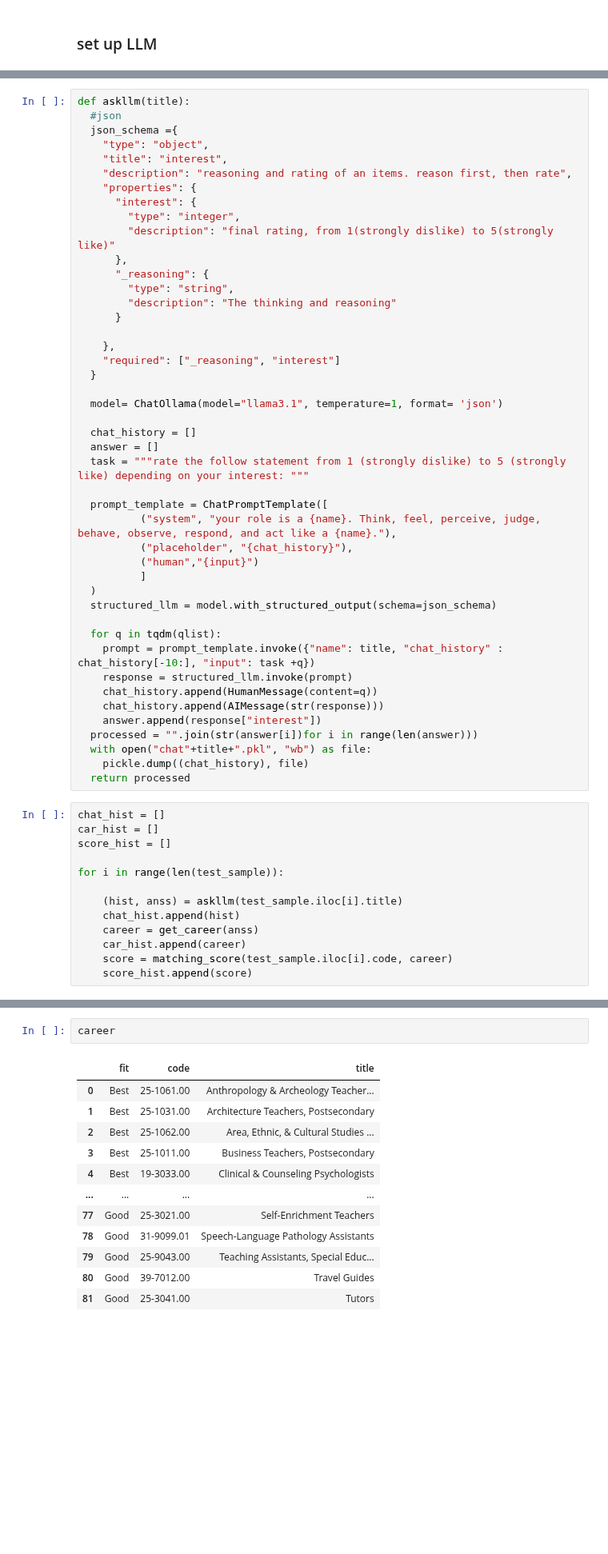
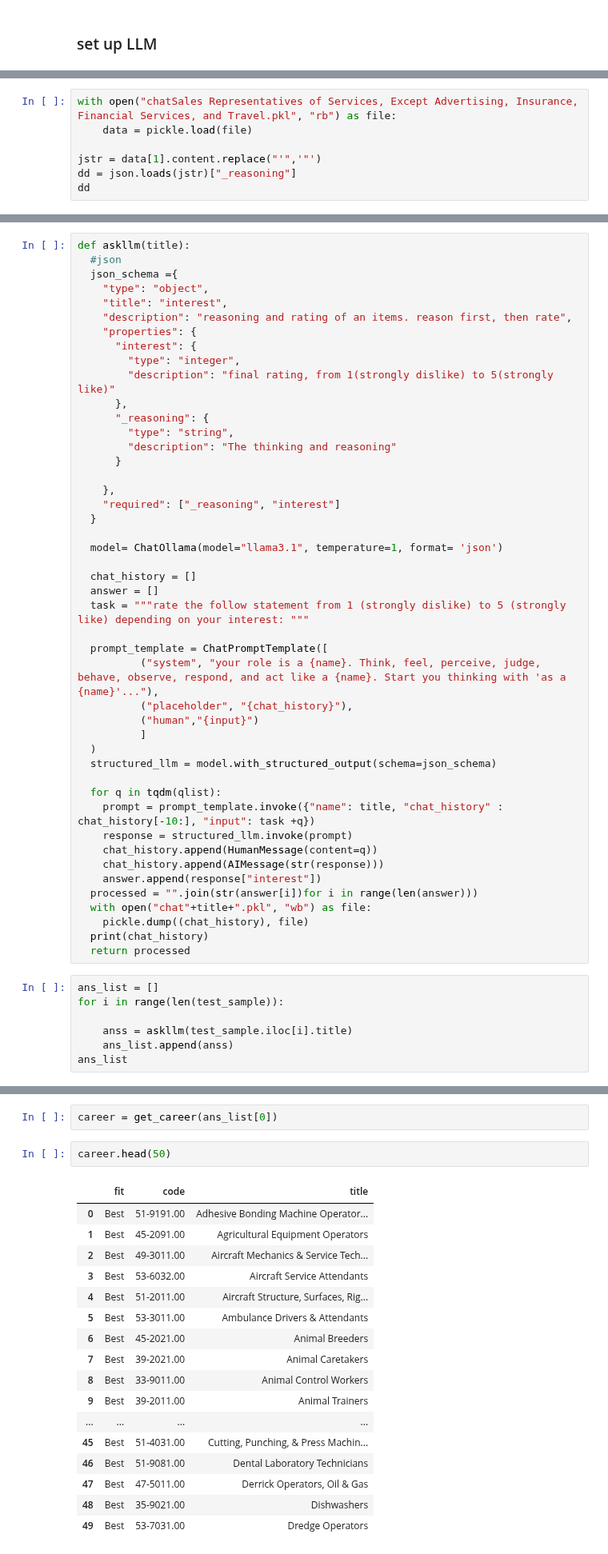
Before and after one commit to Segtanof/Teapot, a Jupyter notebook: job_match.ipynb, the cells around one changed output, grey strips where cells are left out. Shown at 80% size. Saved outputs shown, nothing was run; the diff lists cells and outputs as text; blank space fills up the shorter version.

```diff
--- a/job_match.ipynb
+++ b/job_match.ipynb
@@ -252,0 +239,7 @@ Index: []
+# %%
+with open("chatSales Representatives of Services, Except Advertising, Insurance, Financial Services, and Travel.pkl", "rb") as file:
+    data = pickle.load(file)
+
+jstr = data[1].content.replace("'",'"')
+dd = json.loads(jstr)["_reasoning"]
+dd
@@ -278,7 +286,7 @@ def askllm(title):
   task = """rate the follow statement from 1 (strongly dislike) to 5 (strongly like) depending on your interest: """
 
   prompt_template = ChatPromptTemplate([
-          ("system", "your role is a {name}. Think, feel, perceive, judge, behave, observe, respond, and act like a {name}."),
+          ("system", "your role is a {name}. Think, feel, perceive, judge, behave, observe, respond, and act like a {name}. Start you thinking with 'as a {name}'..."),
           ("placeholder", "{chat_history}"),
           ("human","{input}")
           ]
@@ -294,18 +302,13 @@ def askllm(title):
   processed = "".join(str(answer[i])for i in range(len(answer)))
   with open("chat"+title+".pkl", "wb") as file:
     pickle.dump((chat_history), file)
+  print(chat_history)
   return processed
 # %%
-chat_hist = []
-car_hist = []
-score_hist = []
-
+ans_list = []
 for i in range(len(test_sample)):
 
-    (hist, anss) = askllm(test_sample.iloc[i].title)
-    chat_hist.append(hist)
-    career = get_career(anss)
-    car_hist.append(career)
-    score = matching_score(test_sample.iloc[i].code, career)
-    score_hist.append(score)
+    anss = askllm(test_sample.iloc[i].title)
+    ans_list.append(anss)
+ans_list
 # %% [output]
@@ -317,15 +317,22 @@ NameError: name 'chat_history' is not defined
+# %%
+career = get_career(ans_list[0])
 # %%
-career
+career.head(50)
 # %% [output]
 |  | fit | code | title |
-| 0 | Best | 25-1061.00 | Anthropology & Archeology Teacher... |
-| 1 | Best | 25-1031.00 | Architecture Teachers, Postsecondary |
-| 2 | Best | 25-1062.00 | Area, Ethnic, & Cultural Studies ... |
-| 3 | Best | 25-1011.00 | Business Teachers, Postsecondary |
-| 4 | Best | 19-3033.00 | Clinical & Counseling Psychologists |
+| 0 | Best | 51-9191.00 | Adhesive Bonding Machine Operator... |
+| 1 | Best | 45-2091.00 | Agricultural Equipment Operators |
+| 2 | Best | 49-3011.00 | Aircraft Mechanics & Service Tech... |
+| 3 | Best | 53-6032.00 | Aircraft Service Attendants |
+| 4 | Best | 51-2011.00 | Aircraft Structure, Surfaces, Rig... |
+| 5 | Best | 53-3011.00 | Ambulance Drivers & Attendants |
+| 6 | Best | 45-2021.00 | Animal Breeders |
+| 7 | Best | 39-2021.00 | Animal Caretakers |
+| 8 | Best | 33-9011.00 | Animal Control Workers |
+| 9 | Best | 39-2011.00 | Animal Trainers |
 | ... | ... | ... | ... |
-| 77 | Good | 25-3021.00 | Self-Enrichment Teachers |
-| 78 | Good | 31-9099.01 | Speech-Language Pathology Assistants |
-| 79 | Good | 25-9043.00 | Teaching Assistants, Special Educ... |
-| 80 | Good | 39-7012.00 | Travel Guides |
-| 81 | Good | 25-3041.00 | Tutors |
+| 45 | Best | 51-4031.00 | Cutting, Punching, & Press Machin... |
+| 46 | Best | 51-9081.00 | Dental Laboratory Technicians |
+| 47 | Best | 47-5011.00 | Derrick Operators, Oil & Gas |
+| 48 | Best | 35-9021.00 | Dishwashers |
+| 49 | Best | 53-7031.00 | Dredge Operators |
```
Also changed, not shown: parts of 18 cells of this notebook, 3 other files.
